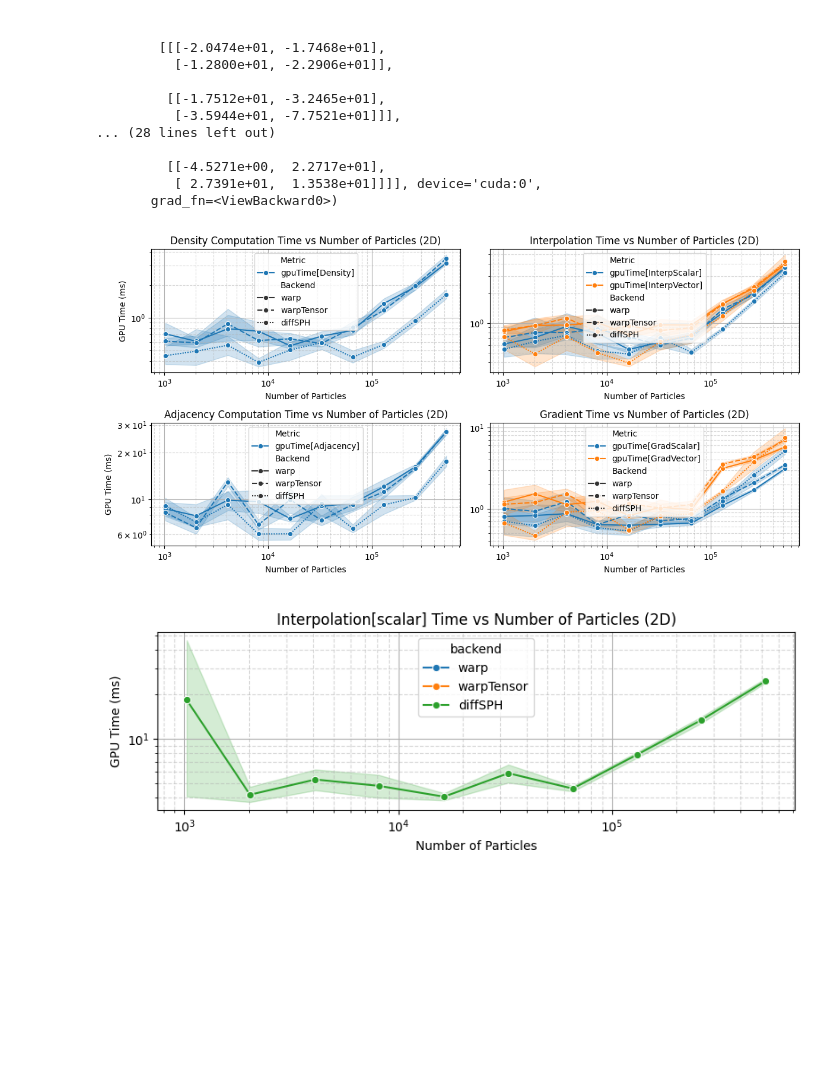
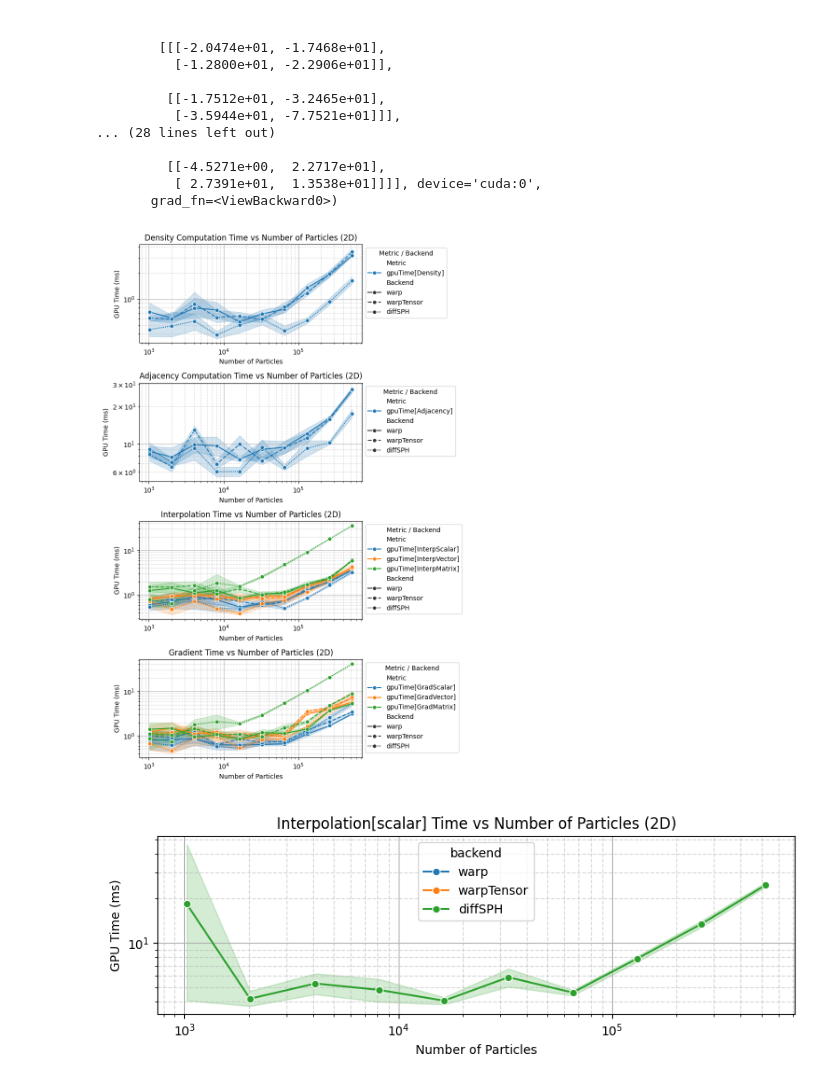
Before and after one commit to wi-re/warpSPHCore, a Jupyter notebook: warp_gradient.ipynb, the cells around one changed output. Drawn from its saved outputs; the diff is of its cells as text; code cells hidden in the pictures; blank space fills up the shorter version.

```diff
--- a/warp_gradient.ipynb
+++ b/warp_gradient.ipynb
@@ -1314,8 +1314,8 @@ pdData = pdData[pdData['dim'] == 2]
 pdDataFlattened = pd.DataFrame()
 
 keys = ['gpuTime[Density]', 'gpuTime[Adjacency]',
-            'gpuTime[InterpScalar]', 'gpuTime[InterpVector]', #'gpuTime[InterpMatrix]',
-            'gpuTime[GradScalar]', 'gpuTime[GradVector]', #'gpuTime[GradMatrix]'
+            'gpuTime[InterpScalar]', 'gpuTime[InterpVector]', 'gpuTime[InterpMatrix]',
+            'gpuTime[GradScalar]', 'gpuTime[GradVector]', 'gpuTime[GradMatrix]'
             ]
 
 flatData = {}
@@ -1337,42 +1337,49 @@ for key in keys:
 
 stackedData = pd.concat(flatData.values(), ignore_index=True)
 # %%
-fig, axis = plt.subplots(2,2, figsize = (12,6), squeeze = False)
+
+fig, axis = plt.subplots(4,1, figsize = (8,12), squeeze = False)
+
+axf = axis.flatten()
 
 curData =  stackedData[stackedData['Metric'] == 'gpuTime[Density]']
 
-sns.lineplot(data = curData, x = 'Particles', y = 'Values', hue = 'Metric', style = 'Backend', ax = axis[0,0], marker = 'o')
-axis[0,0].set_xlabel('Number of Particles')
-axis[0,0].set_ylabel('GPU Time (ms)')
-axis[0,0].set_title('Density Computation Time vs Number of Particles (2D)')
+sns.lineplot(data = curData, x = 'Particles', y = 'Values', hue = 'Metric', style = 'Backend', ax = axf[0], marker = 'o')
+axf[0].set_xlabel('Number of Particles')
+axf[0].set_ylabel('GPU Time (ms)')
+axf[0].set_title('Density Computation Time vs Number of Particles (2D)')
 
 curData =  stackedData[stackedData['Metric'] == 'gpuTime[Adjacency]']
-sns.lineplot(data = curData, x = 'Particles', y = 'Values', hue = 'Metric', style = 'Backend', ax = axis[1,0], marker = 'o')
-axis[1,0].set_xlabel('Number of Particles')
-axis[1,0].set_ylabel('GPU Time (ms)')
-axis[1,0].set_title('Adjacency Computation Time vs Number of Particles (2D)')
+sns.lineplot(data = curData, x = 'Particles', y = 'Values', hue = 'Metric', style = 'Backend', ax = axf[1], marker = 'o')
+axf[1].set_xlabel('Number of Particles')
+axf[1].set_ylabel('GPU Time (ms)')
+axf[1].set_title('Adjacency Computation Time vs Number of Particles (2D)')
 
 curData = stackedData[np.logical_or(np.logical_or(stackedData['Metric'] == 'gpuTime[InterpScalar]', stackedData['Metric'] == 'gpuTime[InterpVector]'), stackedData['Metric'] == 'gpuTime[InterpMatrix]')]
-sns.lineplot(data = curData, x = 'Particles', y = 'Values', hue = 'Metric', style = 'Backend', ax = axis[0,1], marker = 'o')
-axis[0,1].set_xlabel('Number of Particles')
-axis[0,1].set_ylabel(None)
-axis[0,1].set_title('Interpolation Time vs Number of Particles (2D)')
+sns.lineplot(data = curData, x = 'Particles', y = 'Values', hue = 'Metric', style = 'Backend', ax = axf[2], marker = 'o')
+axf[2].set_xlabel('Number of Particles')
+axf[2].set_ylabel('GPU Time (ms)')
+# axf[2].set_ylabel(None)
+axf[2].set_title('Interpolation Time vs Number of Particles (2D)')
 
 curData = stackedData[np.logical_or(np.logical_or(stackedData['Metric'] == 'gpuTime[GradScalar]', stackedData['Metric'] == 'gpuTime[GradVector]'), stackedData['Metric'] == 'gpuTime[GradMatrix]')]
-sns.lineplot(data = curData, x = 'Particles', y = 'Values', hue = 'Metric', style = 'Backend', ax = axis[1,1], marker = 'o')
-axis[1,1].set_xlabel('Number of Particles')
-axis[1,1].set_ylabel(None)
-axis[1,1].set_title('Gradient Time vs Number of Particles (2D)')
+sns.lineplot(data = curData, x = 'Particles', y = 'Values', hue = 'Metric', style = 'Backend', ax = axf[3], marker = 'o')
+axf[3].set_xlabel('Number of Particles')
+axf[3].set_ylabel('GPU Time (ms)')
+# axf[3].set_ylabel(None)
+axf[3].set_title('Gradient Time vs Number of Particles (2D)')
 
 for ax in axis.flatten():
     ax.set_xscale('log')
     ax.set_yscale('log')
     ax.grid(True, which = 'major')
     ax.grid(True, which = 'minor', linestyle = '--', alpha = 0.5)
+    handles, labels = ax.get_legend_handles_labels()
+    ax.legend(handles=handles, labels=labels, title='Metric / Backend', loc='upper left', bbox_to_anchor=(1, 1))
 
 fig.tight_layout()
 # %% [output]
-[figure, old version]
+[figure, new version]
 # %%
 fig, axis = plt.subplots(1,1, figsize = (8,3), squeeze = False)
 
```
